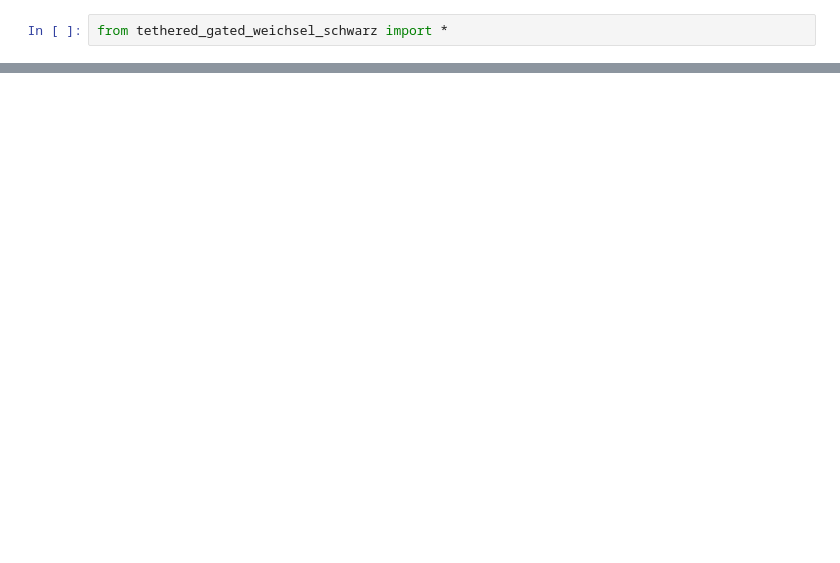
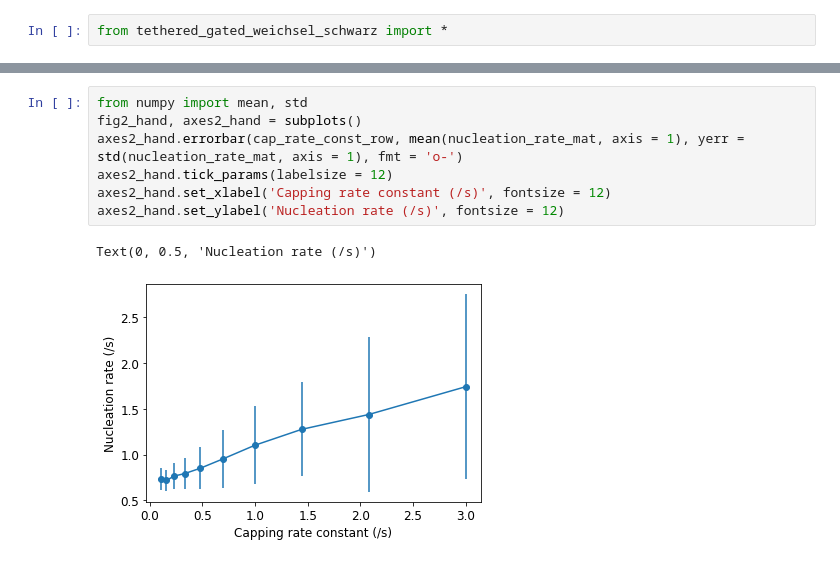
Before and after one commit to jiongyi/postdoc, a Jupyter notebook: actin_assembly/simulation/2019_11_08_orientation_patterns.ipynb, the cells around one changed output, grey strips where cells are left out. Drawn from its saved outputs; the diff is of its cells as text; blank space fills up the shorter version.

```diff
--- a/actin_assembly/simulation/2019_11_08_orientation_patterns.ipynb
+++ b/actin_assembly/simulation/2019_11_08_orientation_patterns.ipynb
@@ -40,0 +45,10 @@ Text(0, 0.5, 'Growth rate ($\\mu$m / min)')
+# %%
+from numpy import mean, std
+fig2_hand, axes2_hand = subplots()
+axes2_hand.errorbar(cap_rate_const_row, mean(nucleation_rate_mat, axis = 1), yerr = std(nucleation_rate_mat, axis = 1), fmt = 'o-')
+axes2_hand.tick_params(labelsize = 12)
+axes2_hand.set_xlabel('Capping rate constant (/s)', fontsize = 12)
+axes2_hand.set_ylabel('Nucleation rate (/s)', fontsize = 12)
+# %% [output]
+Text(0, 0.5, 'Nucleation rate (/s)')
+[figure, added]
```
Also changed, not shown: parts of 7 cells of this notebook, 1 other file.
